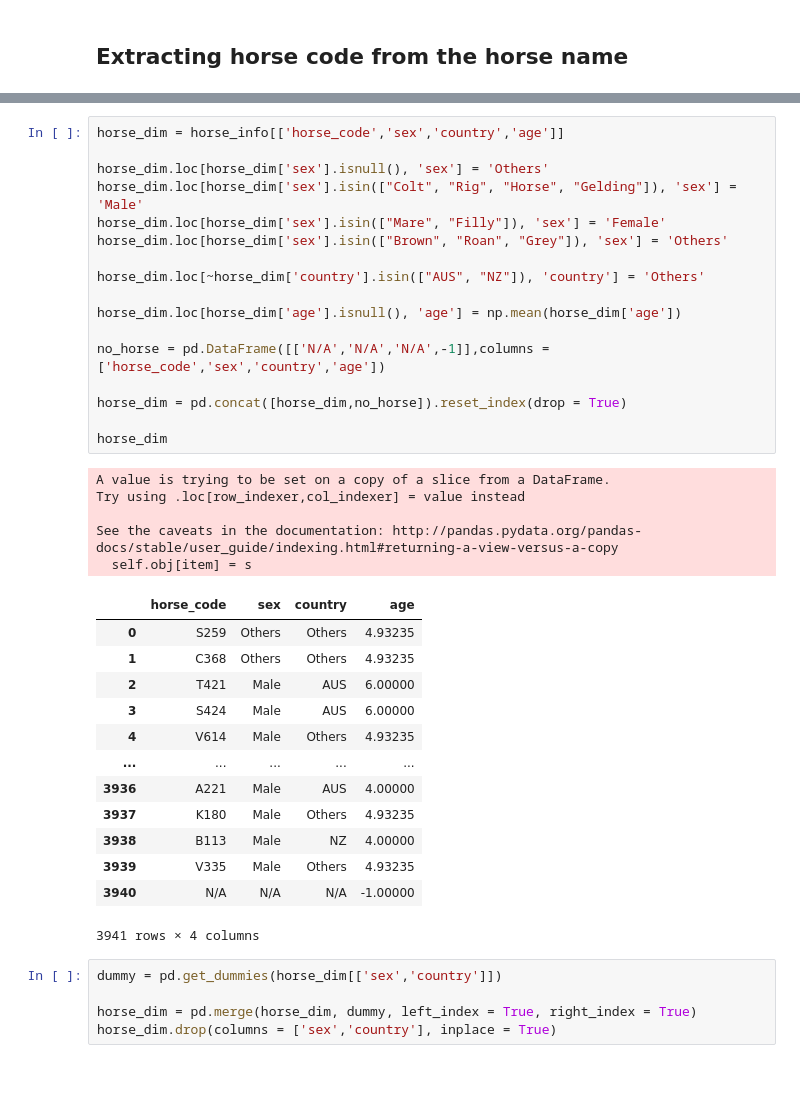
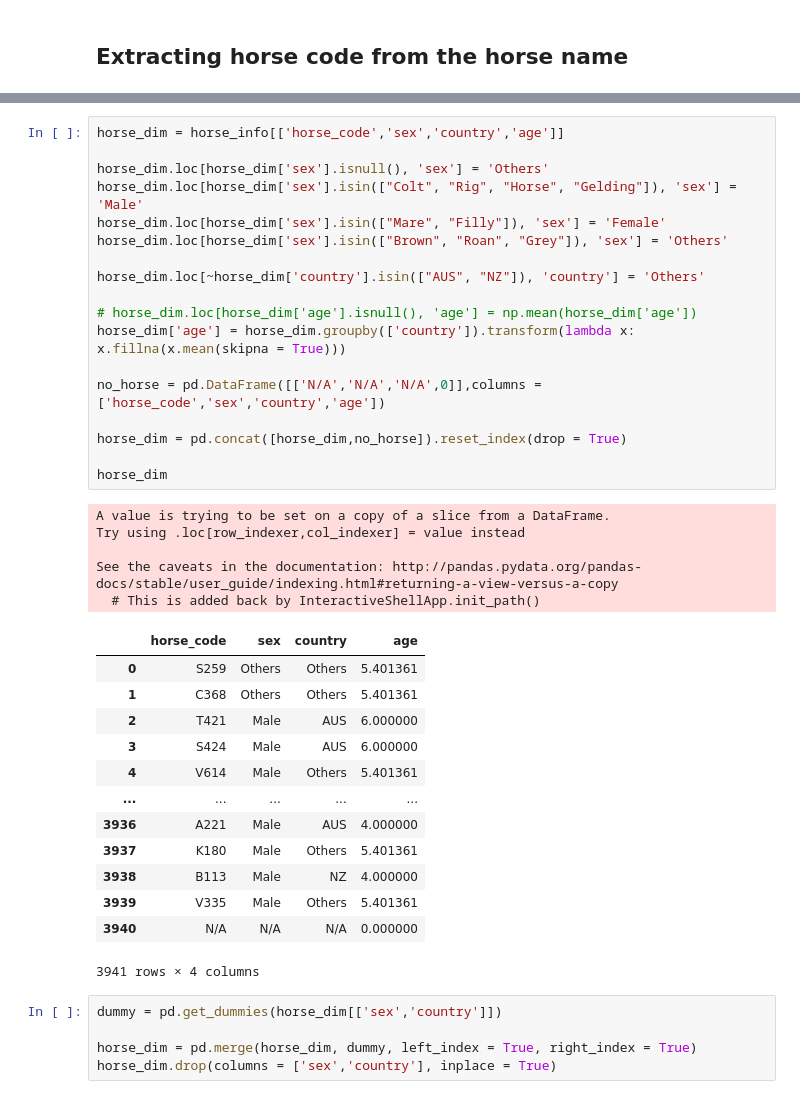
Before and after one commit to ys3250/HKJC, a Jupyter notebook: horse_model_tae.ipynb, the cells around one changed output, grey strips where cells are left out. Cells and saved outputs as stored; diff of their text form.

Commit message:
Updated Model and Dim Table from John and Phoebe

```diff
--- a/horse_model_tae.ipynb
+++ b/horse_model_tae.ipynb
@@ -171,38 +193,39 @@ horse_info.head()
 # %%
 horse_dim = horse_info[['horse_code','sex','country','age']]
 
 horse_dim.loc[horse_dim['sex'].isnull(), 'sex'] = 'Others'
 horse_dim.loc[horse_dim['sex'].isin(["Colt", "Rig", "Horse", "Gelding"]), 'sex'] = 'Male'
 horse_dim.loc[horse_dim['sex'].isin(["Mare", "Filly"]), 'sex'] = 'Female'
 horse_dim.loc[horse_dim['sex'].isin(["Brown", "Roan", "Grey"]), 'sex'] = 'Others'
 
 horse_dim.loc[~horse_dim['country'].isin(["AUS", "NZ"]), 'country'] = 'Others'
 
-horse_dim.loc[horse_dim['age'].isnull(), 'age'] = np.mean(horse_dim['age'])
+# horse_dim.loc[horse_dim['age'].isnull(), 'age'] = np.mean(horse_dim['age'])
+horse_dim['age'] = horse_dim.groupby(['country']).transform(lambda x: x.fillna(x.mean(skipna = True)))
 
-no_horse = pd.DataFrame([['N/A','N/A','N/A',-1]],columns = ['horse_code','sex','country','age'])
+no_horse = pd.DataFrame([['N/A','N/A','N/A',0]],columns = ['horse_code','sex','country','age'])
 
 horse_dim = pd.concat([horse_dim,no_horse]).reset_index(drop = True)
 
 horse_dim
 # %% [output]
 A value is trying to be set on a copy of a slice from a DataFrame.
 Try using .loc[row_indexer,col_indexer] = value instead
 
 See the caveats in the documentation: http://pandas.pydata.org/pandas-docs/stable/user_guide/indexing.html#returning-a-view-versus-a-copy
-  self.obj[item] = s
+  # This is added back by InteractiveShellApp.init_path()
 |  | horse_code | sex | country | age |
-| 0 | S259 | Others | Others | 4.93235 |
-| 1 | C368 | Others | Others | 4.93235 |
-| 2 | T421 | Male | AUS | 6.00000 |
-| 3 | S424 | Male | AUS | 6.00000 |
-| 4 | V614 | Male | Others | 4.93235 |
+| 0 | S259 | Others | Others | 5.401361 |
+| 1 | C368 | Others | Others | 5.401361 |
+| 2 | T421 | Male | AUS | 6.000000 |
+| 3 | S424 | Male | AUS | 6.000000 |
+| 4 | V614 | Male | Others | 5.401361 |
 | ... | ... | ... | ... | ... |
-| 3936 | A221 | Male | AUS | 4.00000 |
-| 3937 | K180 | Male | Others | 4.93235 |
-| 3938 | B113 | Male | NZ | 4.00000 |
-| 3939 | V335 | Male | Others | 4.93235 |
-| 3940 | N/A | N/A | N/A | -1.00000 |
+| 3936 | A221 | Male | AUS | 4.000000 |
+| 3937 | K180 | Male | Others | 5.401361 |
+| 3938 | B113 | Male | NZ | 4.000000 |
+| 3939 | V335 | Male | Others | 5.401361 |
+| 3940 | N/A | N/A | N/A | 0.000000 |
 3941 rows × 4 columns
 # %%
 dummy = pd.get_dummies(horse_dim[['sex','country']])
```
Also changed, not shown: parts of 24 cells of this notebook, 5 other files.
